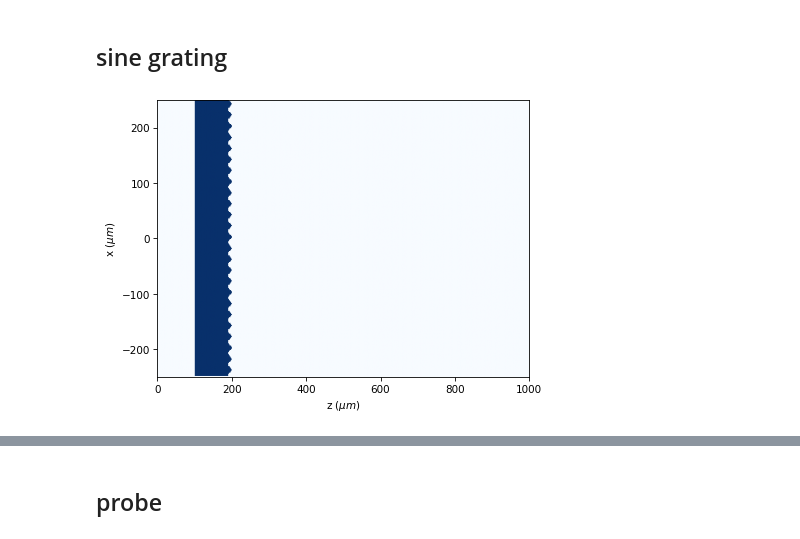
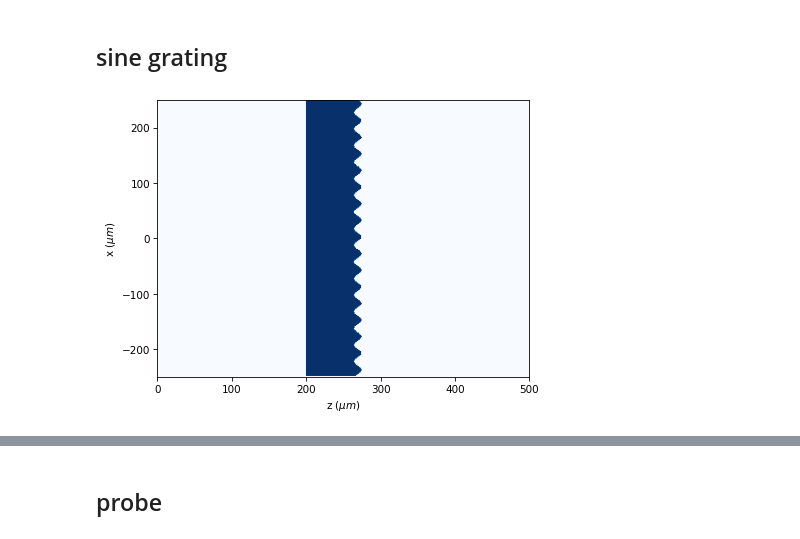
Before and after one commit to optbrea/diffractio, a Jupyter notebook: docs/source/tutorial_scalar/scalar_XZ/masks_xz.ipynb, the cells around one changed output, grey strips where cells are left out. Saved outputs shown, nothing was run; the diff lists cells and outputs as text; code cells hidden in the pictures.

```diff
--- a/docs/source/tutorial_scalar/scalar_XZ/masks_xz.ipynb
+++ b/docs/source/tutorial_scalar/scalar_XZ/masks_xz.ipynb
@@ -309,22 +309,22 @@ t2.draw_refractive_index(draw_borders=False)
 ## sine grating
 # %%
 x0 = np.linspace(-250 * um, 250 * um, 256)
-z0 = np.linspace(0 * um, 1000 * um, 512)
+z0 = np.linspace(0 * um, 500 * um, 512)
 wavelength = 0.6238 * um
 
 t1 = Diffractio('scalar', 'mask', x=x0, z=z0, wavelength=wavelength)
 
 t1.sine_grating(
-    period=20 * um,
+    period=30 * um,
     heigth_sine=10 * um,
-    heigth_substrate=100 * um,
-    r0=(0 * um, 100 * um),
+    heigth_substrate=75 * um,
+    r0=(0 * um, 200 * um),
     length=500 * um,
     Dx=2 * um,
     refractive_index=1.5,
     angle=0 * degrees,
 )
 
 t1.draw_refractive_index()
 # %% [output]
-[figure, old version]
+[figure, new version]
```
Also changed, not shown: parts of 6 cells of this notebook, 2 other files.
